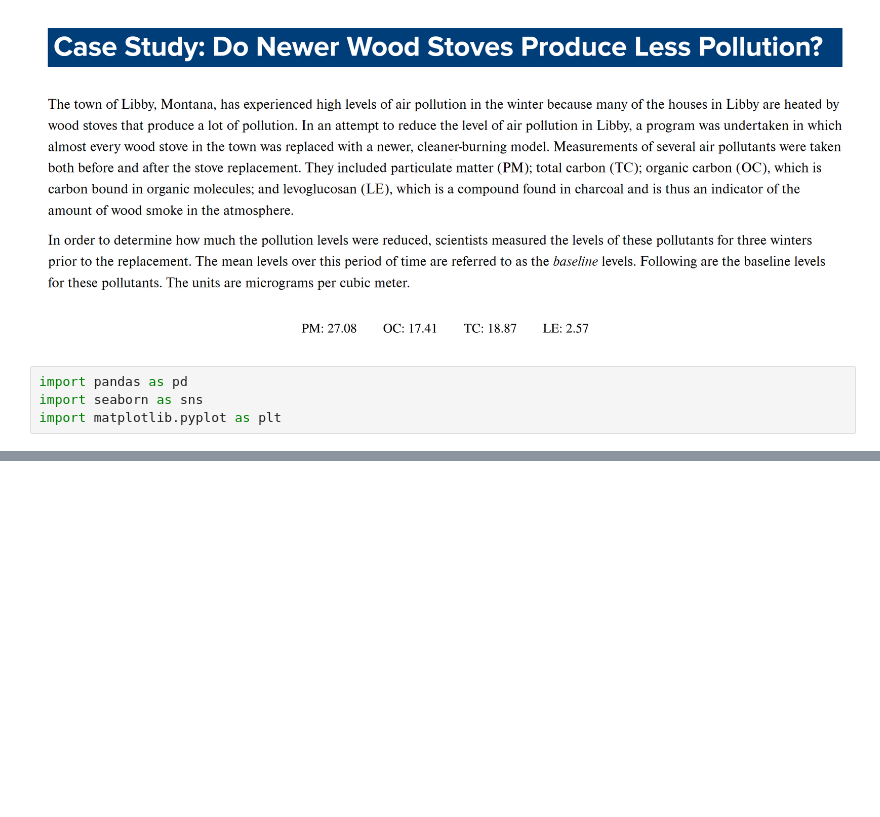
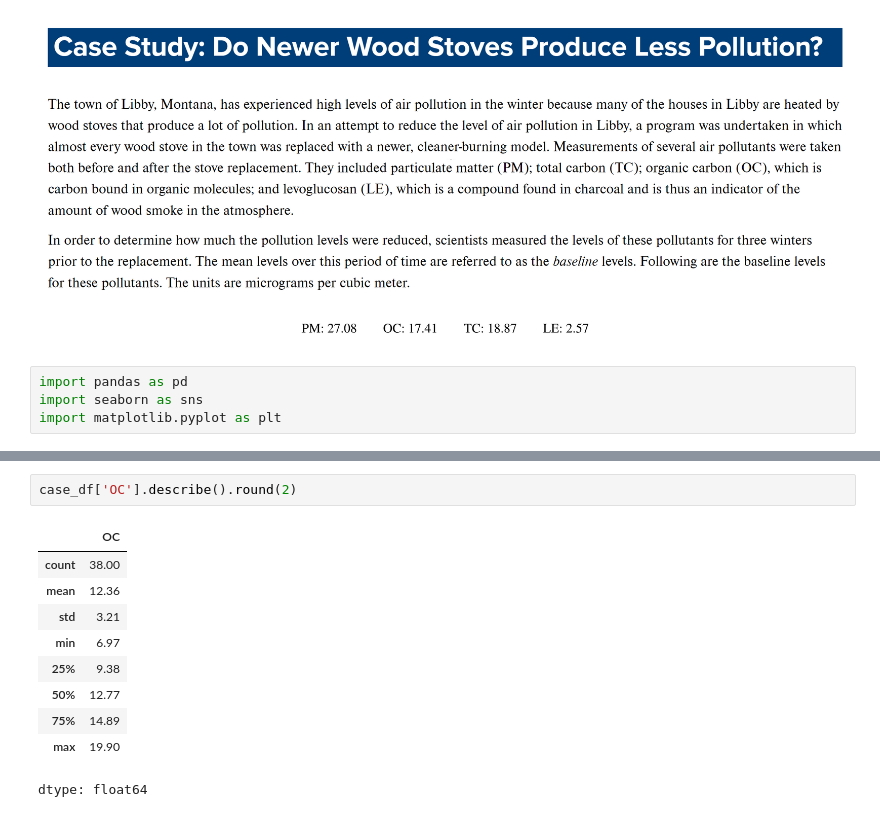
Before and after one commit to SageCas/Money-Expense-Report, a Jupyter notebook: Pollution_Case_Study.ipynb, the cells around one changed output, grey strips where cells are left out. Drawn from its saved outputs; the diff is of its cells as text; blank space fills up the shorter version.

```diff
--- a/Pollution_Case_Study.ipynb
+++ b/Pollution_Case_Study.ipynb
@@ -13,0 +66,13 @@ case_df
+# %%
+case_df['OC'].describe().round(2)
+# %% [output]
+|  | OC |
+| count | 38.00 |
+| mean | 12.36 |
+| std | 3.21 |
+| min | 6.97 |
+| 25% | 9.38 |
+| 50% | 12.77 |
+| 75% | 14.89 |
+| max | 19.90 |
+dtype: float64
```
Also changed, not shown: parts of 3 cells of this notebook.
